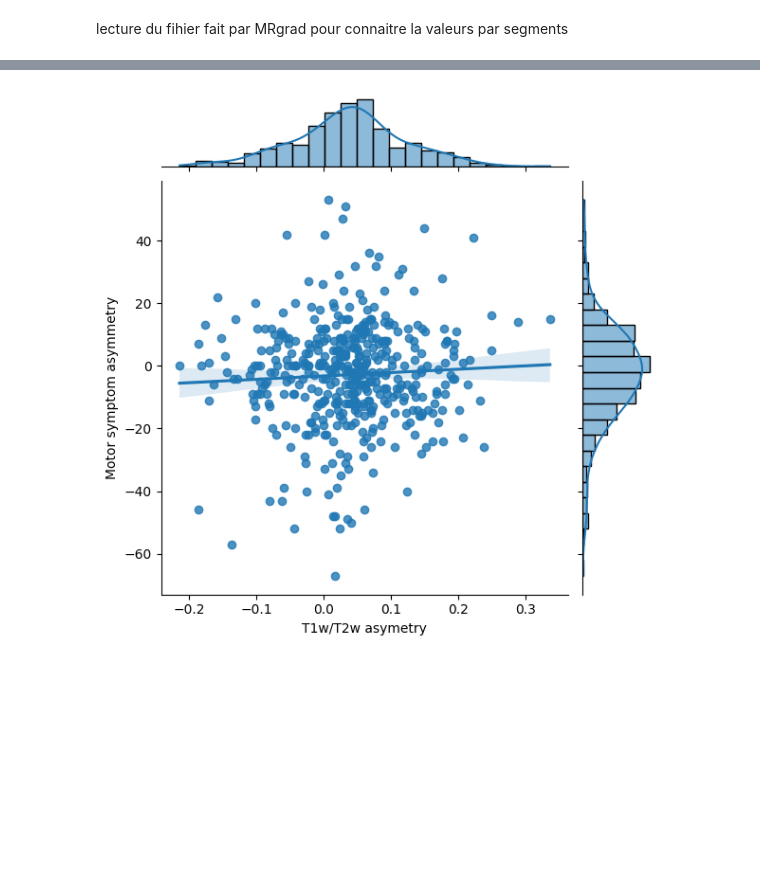
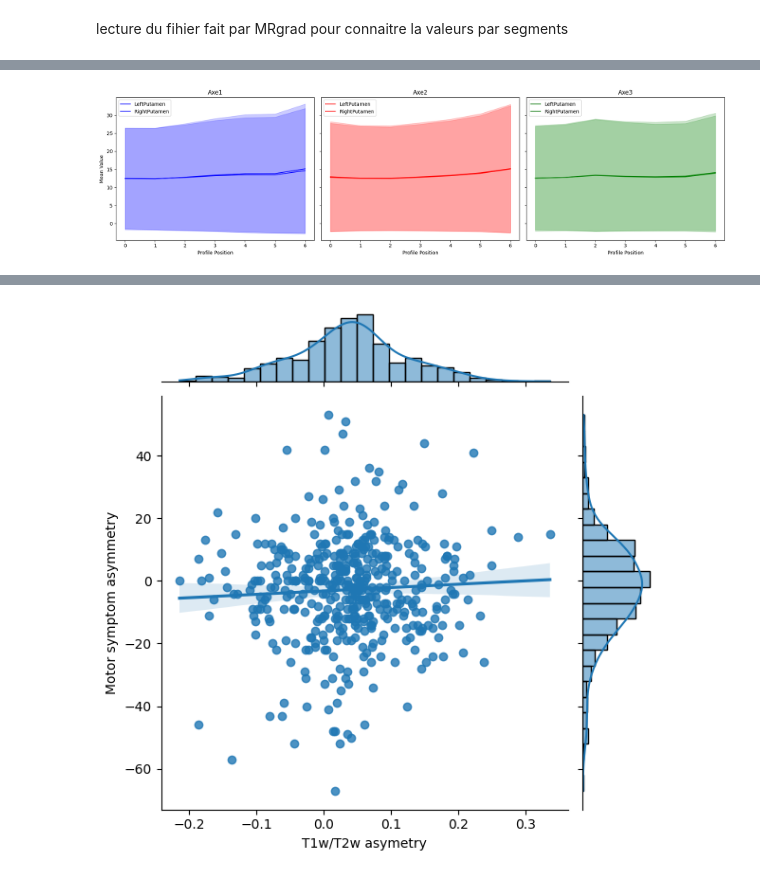
Before and after one commit to RomainViardLille/LiiFE, a Jupyter notebook: Predistim_asymetry.ipynb, the cells around one changed output, grey strips where cells are left out. Drawn from its saved outputs; the diff is of its cells as text; code cells hidden in the pictures; blank space fills up the shorter version.

```diff
--- a/Predistim_asymetry.ipynb
+++ b/Predistim_asymetry.ipynb
@@ -797,0 +783,6 @@ plt.show()
+# %%
+excel_file = os.path.join(pl.STUDY_PATH,'code', 'mrGrad_AvivMezer', 'mrGradOuputs_PutamenVolbrain_T1W_R2.xlsx')
+rois = ['LeftPutamen', 'RightPutamen']
+plot_roi_profiles(excel_file, rois)
+# %% [output]
+[figure, added]
```
Also changed, not shown: parts of 29 cells of this notebook.
